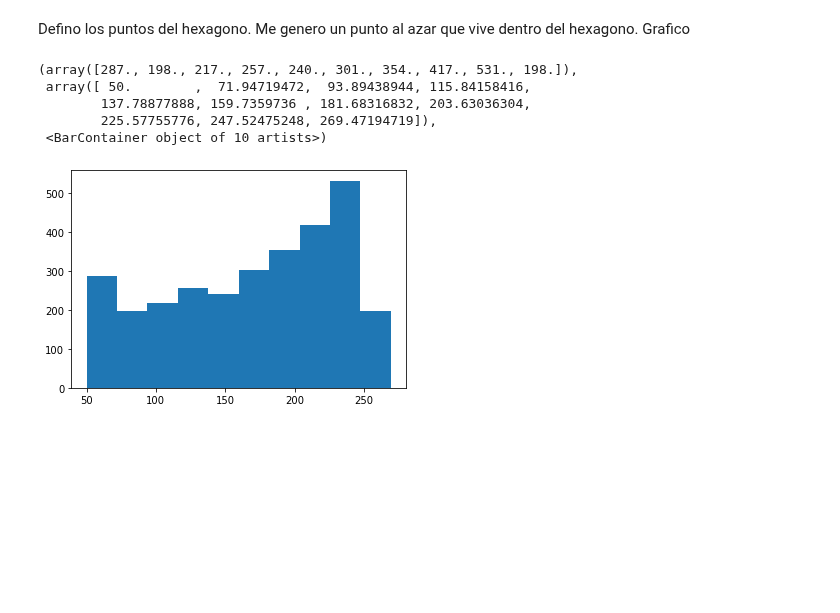
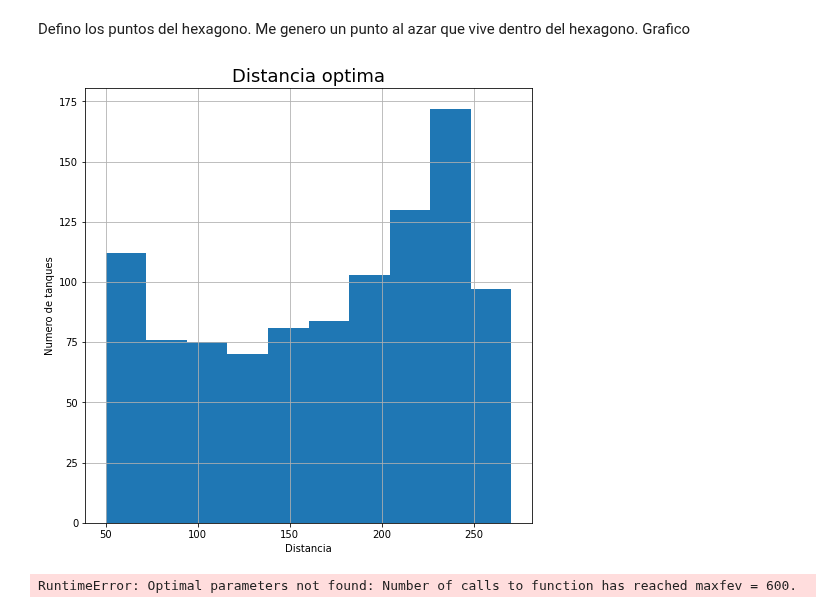
Before and after one commit to alexispacek/lab, a Jupyter notebook: Tercer ejercicio lab7.ipynb, the cells around one changed output. Drawn from its saved outputs; the diff is of its cells as text; code cells hidden in the pictures; blank space fills up the shorter version.

Commit message:
Minimize function funcionando

```diff
--- a/Tercer ejercicio lab7.ipynb
+++ b/Tercer ejercicio lab7.ipynb
@@ -172,9 +178,9 @@ def evento(poligono,pointsx,pointsy,evento,pwl,errores,datos,angulo):
         print('sigma_b', sigma_b)
         print('sigma_s0',sigma_s0)
         print('cov_s0_b', cov_b_s0)
-    error_rel = np.min(np.sqrt(var_simulacion)/y).min()
+    error_rel = np.min(np.sqrt(var_simulacion)/y)
     pos_min = np.where(np.sqrt(var_simulacion)/y == error_rel)
-    return(y[pos_min],np.sqrt(var_simulacion[pos_min]))
+    return(x[pos_min])
 # %%
 test = evento(poligono,pointsx,pointsy,True,True,True,True,0)
 test
@@ -204,18 +204,18 @@ centro = (0,0)
 # %% [markdown]
 Defino los puntos del hexagono. Me genero un punto al azar que vive dentro del hexagono. Grafico
 # %%
-min_error = np.zeros(3000)
+min_error = np.zeros(1000)
 for i in range(len(min_error)):
     min_error[i]=evento(poligono,pointsx,pointsy,False,False,False,False,0)
 # %%
+plt.figure(figsize=(8,8))
+plt.title('Distancia optima',size = 18)
 plt.hist(min_error)
+plt.xlabel('Distancia')
+plt.ylabel('Numero de tanques')
+plt.grid()
 # %% [output]
-(array([287., 198., 217., 257., 240., 301., 354., 417., 531., 198.]),
- array([ 50.        ,  71.94719472,  93.89438944, 115.84158416,
-        137.78877888, 159.7359736 , 181.68316832, 203.63036304,
-        225.57755776, 247.52475248, 269.47194719]),
- <BarContainer object of 10 artists>)
-[figure, old version]
+[figure, new version]
 # %%
 angles = np.linspace(0,40,11)
 mean = np.zeros(len(angles))
@@ -227,6 +227,8 @@ for i in range(len(angles)):
         dist_optima[j] = evento(poligono,pointsx,pointsy,False,False,False,False,angles[i])
     mean[i] = np.mean(dist_optima)
     median[i] = np.median(dist_optima)
+# %% [output]
+RuntimeError: Optimal parameters not found: Number of calls to function has reached maxfev = 600.
 # %%
 plt.figure(figsize=(8,8))
 plt.title('Dist optima en función del ángulo',size = 16)
```
Also changed, not shown: parts of 4 cells of this notebook, 2 other files.
